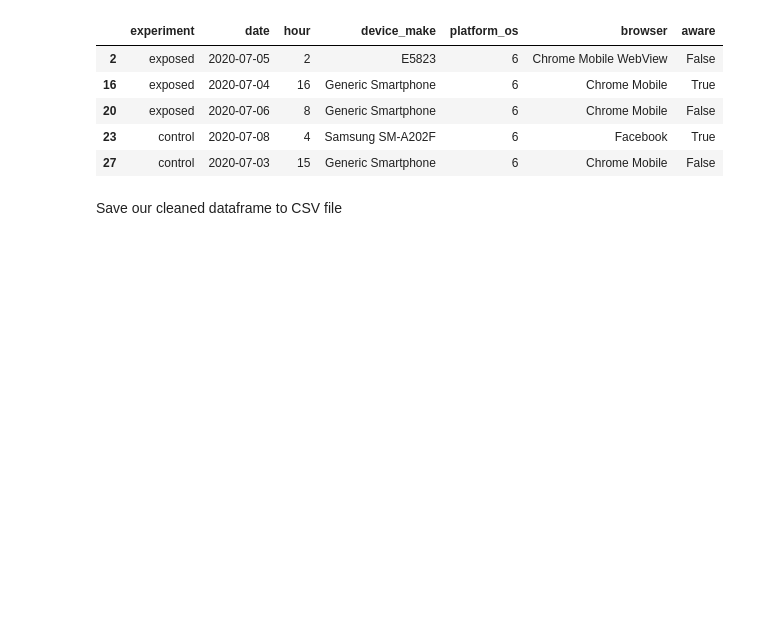
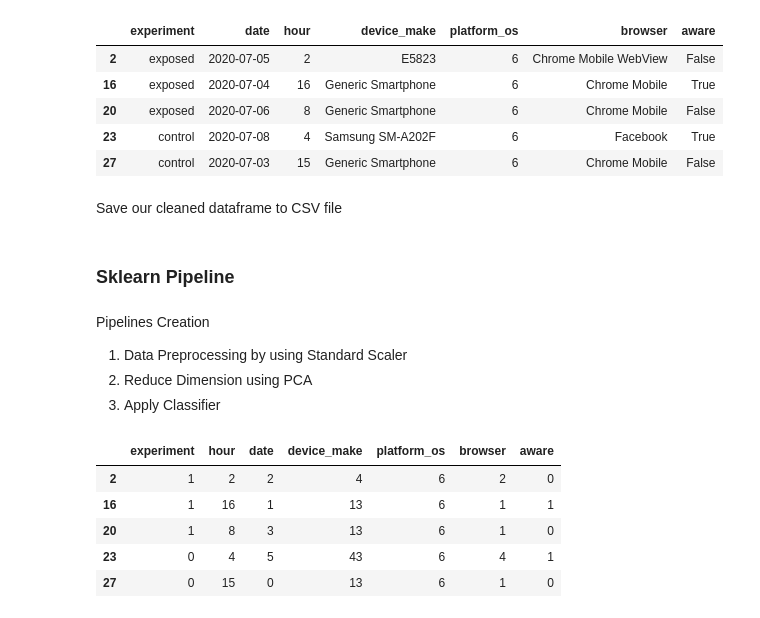
Before and after one commit to bkget/SmartAd-Performance-Aanalysis, a Jupyter notebook: notebooks/EDA_pipeline.ipynb, the cells around one changed output. Drawn from its saved outputs; the diff is of its cells as text; code cells hidden in the pictures; blank space fills up the shorter version.

```diff
--- a/notebooks/EDA_pipeline.ipynb
+++ b/notebooks/EDA_pipeline.ipynb
@@ -216,3 +216,44 @@ clean_df['aware'] = clean_df['aware'].astype(int)
 Save our cleaned dataframe to CSV file
 # %%
 clean_df.to_csv("../data/clean_df.csv")
+# %% [markdown]
+### Sklearn Pipeline
+# %%
+def encode_labels(df):
+    date_encoder = preprocessing.LabelEncoder()
+    device_encoder = preprocessing.LabelEncoder()
+    browser_encoder = preprocessing.LabelEncoder()
+    experiment_encoder = preprocessing.LabelEncoder()
+    aware_encoder = preprocessing.LabelEncoder()
+
+    df['date'] = date_encoder.fit_transform(df['date'])
+    df['device_make'] = device_encoder.fit_transform(df['device_make'])
+    df['browser'] = browser_encoder.fit_transform(df['browser'])
+    df['experiment'] = experiment_encoder.fit_transform(df['experiment'])
+    df['browser'] = aware_encoder.fit_transform(df['browser'])
+    df['aware'] = aware_encoder.fit_transform(df['aware'])
+
+    return df
+
+
+def feature_data(df):
+
+    feature_df = df[["experiment", "hour", "date", 'device_make', 'platform_os', 'browser', 'aware']]
+    return feature_df
+# %% [markdown]
+Pipelines Creation
+1. Data Preprocessing by using Standard Scaler
+2. Reduce Dimension using PCA
+3. Apply  Classifier
+# %%
+cleaned_data = encode_labels(clean_df)
+cleaned_data = feature_data(cleaned_data)
+# %%
+cleaned_data.head()
+# %% [output]
+|  | experiment | hour | date | device_make | platform_os | browser | aware |
+| 2 | 1 | 2 | 2 | 4 | 6 | 2 | 0 |
+| 16 | 1 | 16 | 1 | 13 | 6 | 1 | 1 |
+| 20 | 1 | 8 | 3 | 13 | 6 | 1 | 0 |
+| 23 | 0 | 4 | 5 | 43 | 6 | 4 | 1 |
+| 27 | 0 | 15 | 0 | 13 | 6 | 1 | 0 |
```
Also changed, not shown: parts of 1 cell of this notebook.
